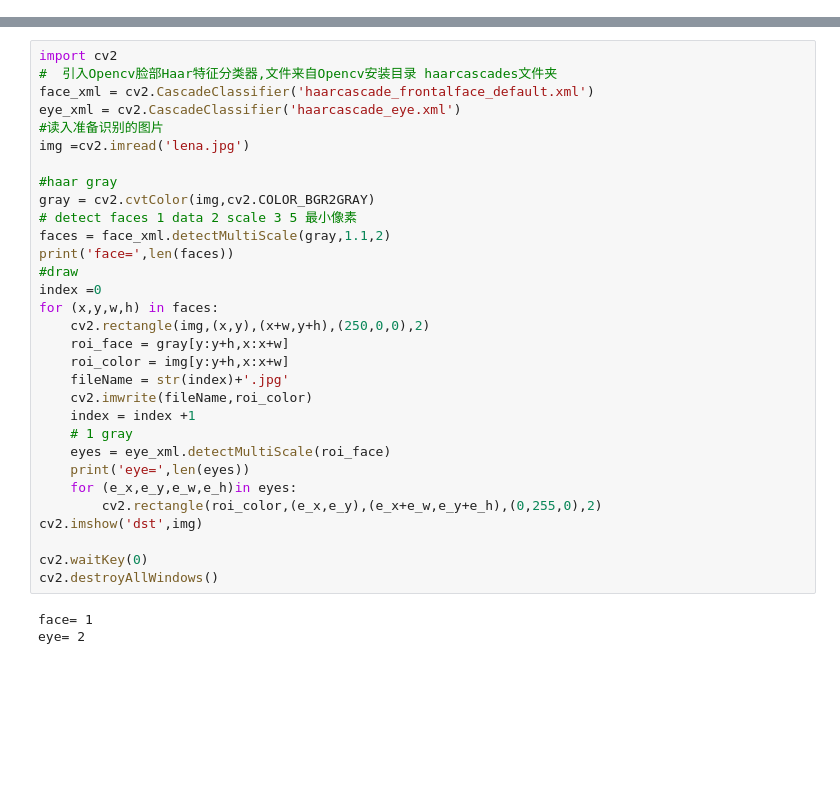
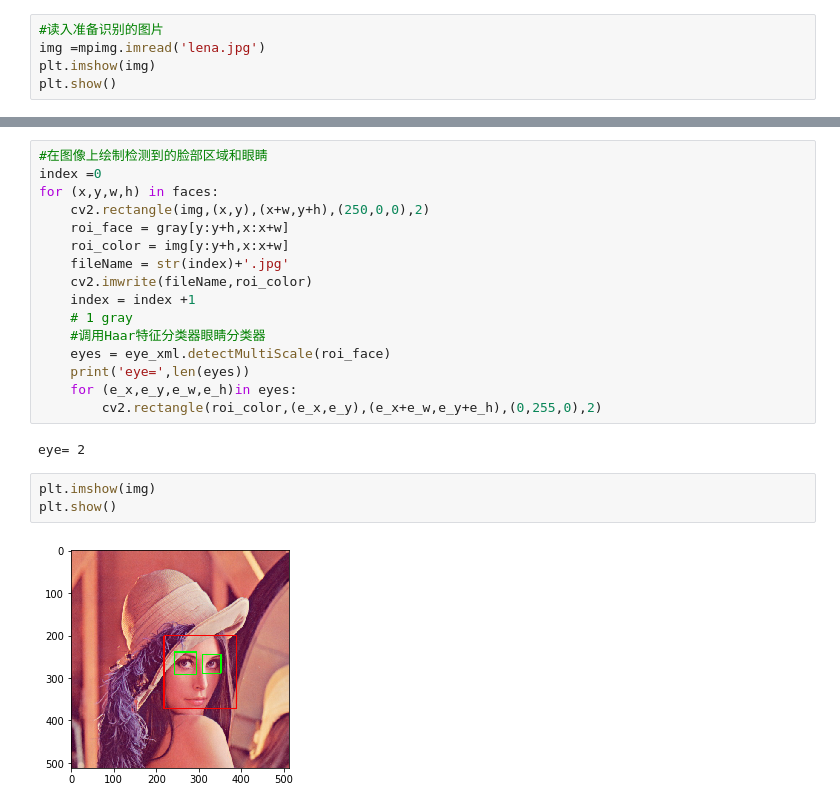
Before and after one commit to ningyijian/simpleFacedetection, a Jupyter notebook: 脸部检测入门.ipynb, the cells around one changed output, grey strips where cells are left out. Drawn from its saved outputs; the diff is of its cells as text; blank space fills up the shorter version.

Commit message:
color

```diff
--- a/脸部检测入门.ipynb
+++ b/脸部检测入门.ipynb
@@ -0,0 +13,5 @@
+# %%
+#读入准备识别的图片
+img =mpimg.imread('lena.jpg')
+plt.imshow(img)
+plt.show()
@@ -1,17 +28,5 @@
 # %%
-import cv2
-#  引入Opencv脸部Haar特征分类器,文件来自Opencv安装目录 haarcascades文件夹
-face_xml = cv2.CascadeClassifier('haarcascade_frontalface_default.xml')
-eye_xml = cv2.CascadeClassifier('haarcascade_eye.xml')
-#读入准备识别的图片
-img =cv2.imread('lena.jpg')
-
-#haar gray
-gray = cv2.cvtColor(img,cv2.COLOR_BGR2GRAY)
-# detect faces 1 data 2 scale 3 5 最小像素
-faces = face_xml.detectMultiScale(gray,1.1,2)
-print('face=',len(faces))
-#draw
+#在图像上绘制检测到的脸部区域和眼睛
 index =0
 for (x,y,w,h) in faces:
     cv2.rectangle(img,(x,y),(x+w,y+h),(250,0,0),2)
@@ -21,14 +36,15 @@ for (x,y,w,h) in faces:
     cv2.imwrite(fileName,roi_color)
     index = index +1
     # 1 gray
+    #调用Haar特征分类器眼睛分类器
     eyes = eye_xml.detectMultiScale(roi_face)
     print('eye=',len(eyes))
     for (e_x,e_y,e_w,e_h)in eyes:
         cv2.rectangle(roi_color,(e_x,e_y),(e_x+e_w,e_y+e_h),(0,255,0),2)
-cv2.imshow('dst',img)
-
-cv2.waitKey(0)
-cv2.destroyAllWindows()
 # %% [output]
-face= 1
 eye= 2
+# %%
+plt.imshow(img)
+plt.show()
+# %% [output]
+[figure, added]
```
Also changed, not shown: parts of 5 cells of this notebook, 2 other files.
